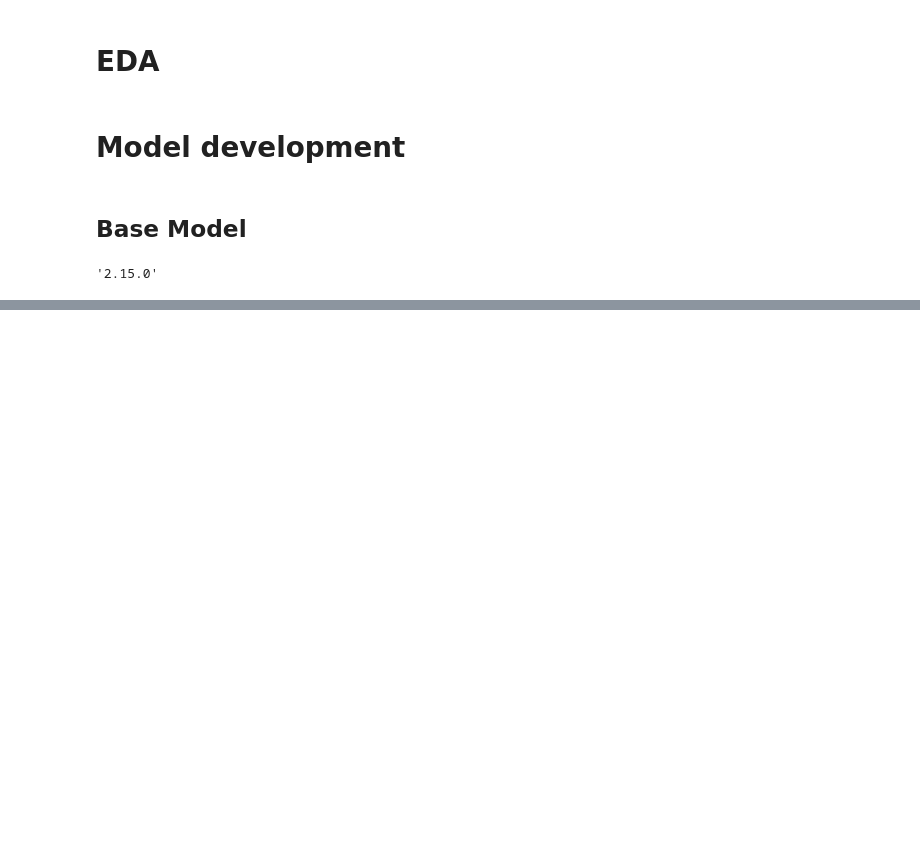
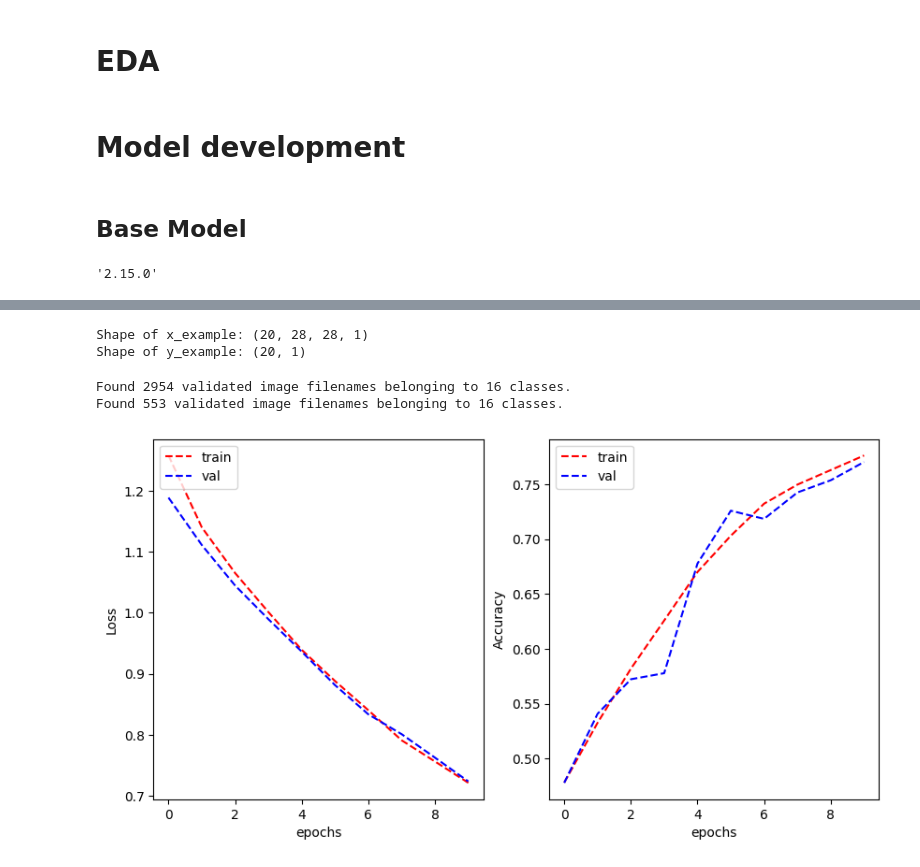
Before and after one commit to afrahhassan/afrahhassan, a Jupyter notebook: assignment2.ipynb, the cells around one changed output, grey strips where cells are left out. Cells and saved outputs as stored; diff of their text form; code cells hidden in the pictures; blank space fills up the shorter version.

```diff
--- a/assignment2.ipynb
+++ b/assignment2.ipynb
@@ -368,0 +460,32 @@ def plot_learning_curve(train_loss, val_loss, train_metric, val_metric, metric_n
+# %%
+x_example, y_example = next(train_generator)
+print("Shape of x_example:", x_example.shape)
+print("Shape of y_example:", y_example.shape)
+# %% [output]
+Shape of x_example: (20, 28, 28, 1)
+Shape of y_example: (20, 1)
+# %%
+train_generator = train_datagen.flow_from_dataframe(
+    dataframe=X_type_train,  # استخدام X_type_train بدلاً من X_train
+    directory='./data/train',  # تأكد من صحة المسار
+    x_col='image_path',
+    y_col='encoded_class',
+    target_size=(28, 28),
+    color_mode='grayscale',
+    batch_size=20,
+    class_mode='categorical'
+)
+
+validation_generator = val_datagen.flow_from_dataframe(
+    dataframe=X_type_val,  # استخدام X_type_val بدلاً من X_val
+    directory='./data/validation',  # تأكد من صحة المسار
+    x_col='image_path',
+    y_col='encoded_class',
+    target_size=(28, 28),
+    color_mode='grayscale',
+    batch_size=20,
+    class_mode='categorical'
+)
+# %% [output]
+Found 2954 validated image filenames belonging to 16 classes.
+Found 553 validated image filenames belonging to 16 classes.
@@ -368,0 +498,6 @@ def plot_learning_curve(train_loss, val_loss, train_metric, val_metric, metric_n
+# %%
+plot_learning_curve(history.history['loss'], history.history['val_loss'],
+                    history.history['categorical_accuracy'], history.history['val_categorical_accuracy'],
+                    metric_name='Accuracy')
+# %% [output]
+[figure, added]
```
Also changed, not shown: parts of 50 cells of this notebook.
